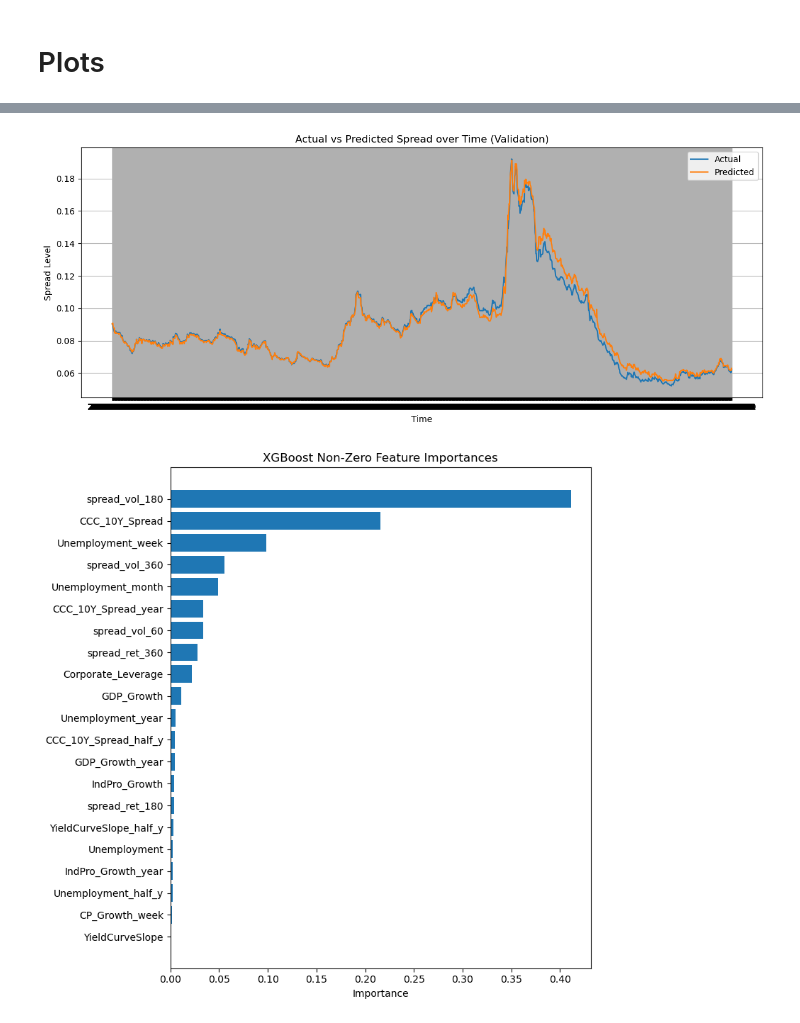
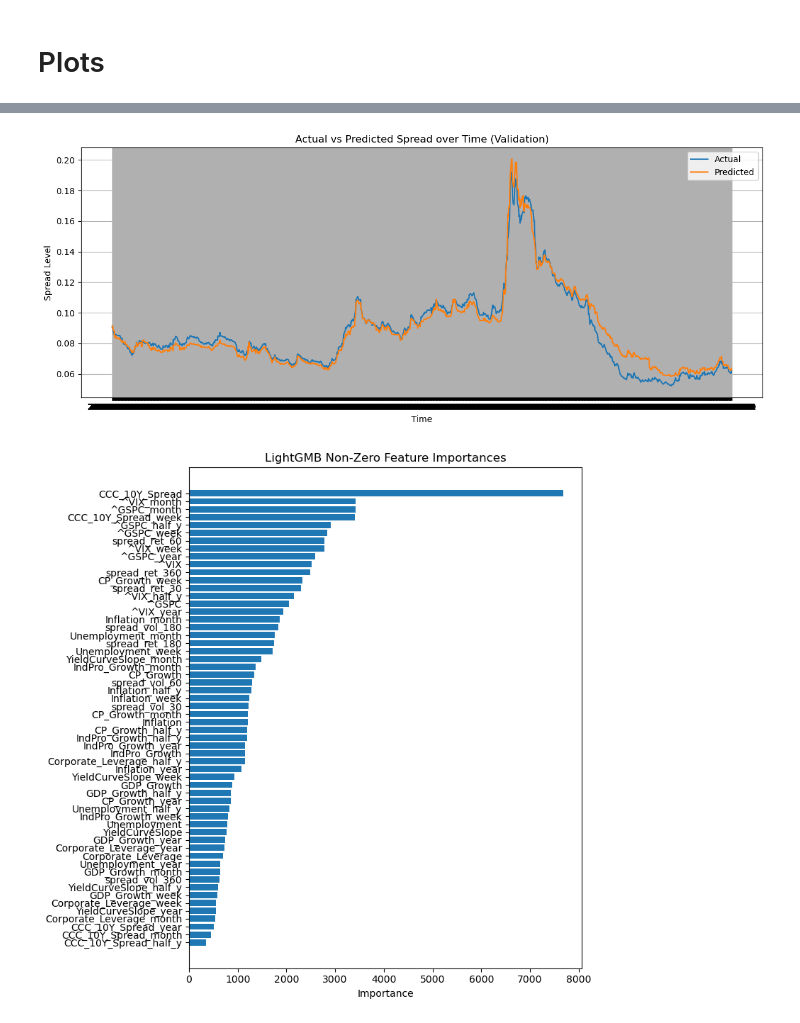
Before and after one commit to ShervUofT/MF703_CreditSpreadProject, a Jupyter notebook: xgboost prime.ipynb, the cells around one changed output, grey strips where cells are left out. Cells and saved outputs as stored; diff of their text form; code cells hidden in the pictures.

```diff
--- a/xgboost prime.ipynb
+++ b/xgboost prime.ipynb
@@ -179,11 +199,11 @@ def metrics_with_direction(y_true, y_pred):
     return mae, rmse, r2, mape, da
 
 
-y_pred_train = lgbm_model.predict(X_train)
-y_pred_val   = lgbm_model.predict(X_val)
+# y_pred_train = lgbm_model.predict(X_train)
+# y_pred_val   = lgbm_model.predict(X_val)
 
-# y_pred_train = xgb_model.predict(X_train_t)
-# y_pred_val   = xgb_model.predict(X_val_t)
+y_pred_train = xgb_model.predict(X_train_t)
+y_pred_val   = xgb_model.predict(X_val_t)
 
 train_mae, train_rmse, train_r2, train_mape, train_da = metrics_with_direction(
     y_train.values, y_pred_train
@@ -257,7 +277,9 @@ plt.tight_layout()
 plt.show()
 
 # --- Feature Importances ---
-importances = xgb_model.feature_importances_
+# importances = xgb_model.feature_importances_
+
+importances = lgbm_model.feature_importances_
 
 # Indices of non-zero importances
 nz_idx = np.where(importances > 0.001)[0]
@@ -273,7 +295,7 @@ plt.figure(figsize=(8, 8))
 plt.barh(range(len(sorted_nz_idx)), nz_importances)
 plt.yticks(range(len(sorted_nz_idx)), nz_features)
 plt.xlabel("Importance")
-plt.title("XGBoost Non-Zero Feature Importances")
+plt.title("LightGMB Non-Zero Feature Importances")
 plt.tight_layout()
 plt.show()
 # %% [output]
@@ -281,2 +303,2 @@ plt.show()
-[figure, old version]
+[figure, new version]
-[figure, old version]
+[figure, new version]
```
Also changed, not shown: parts of 4 cells of this notebook, 2 other files.
